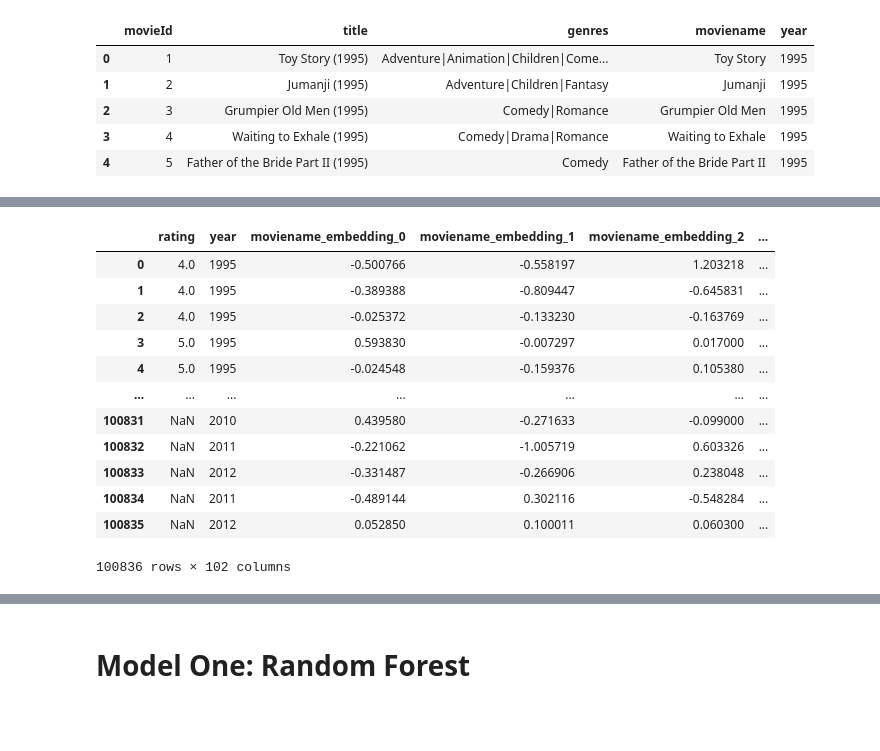
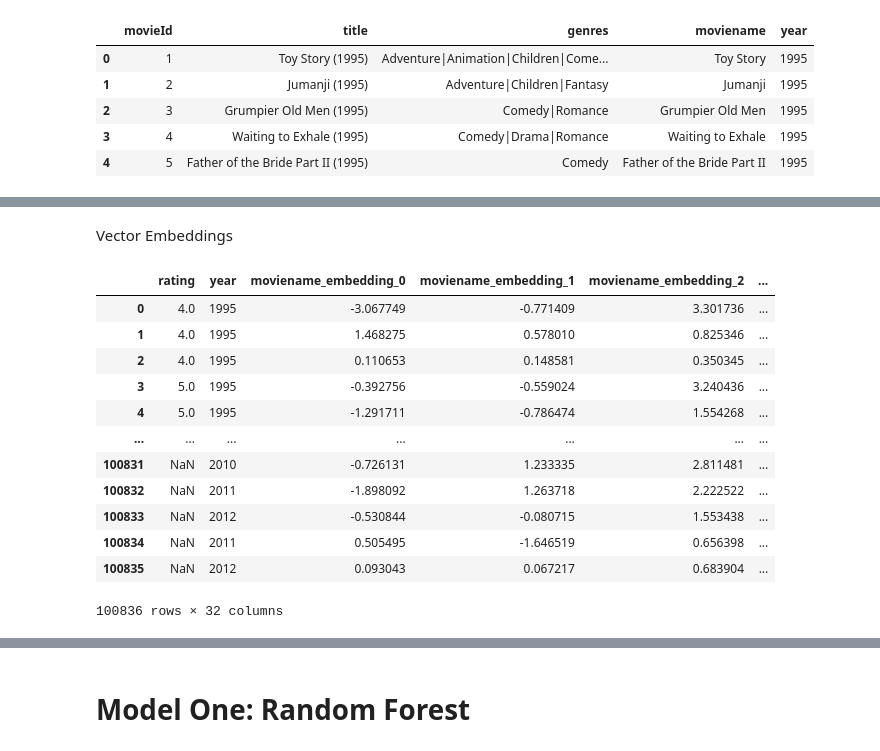
Before and after one commit to stephanieajah/6100finalproject, a Jupyter notebook: Movie ratings.ipynb, the cells around one changed output, grey strips where cells are left out. Drawn from its saved outputs; the diff is of its cells as text; code cells hidden in the pictures; blank space fills up the shorter version.

```diff
--- a/Movie ratings.ipynb
+++ b/Movie ratings.ipynb
@@ -145,42 +125,44 @@ dtype: int64
+# %% [markdown]
+Vector Embeddings
 # %%
 # Word2Vec for moviename
 merged_df['moviename_tokens'] = merged_df['moviename'].str.lower().str.split()
 merged_df['genres_tokens'] = merged_df['genres'].str.lower().str.split()
 sentences = merged_df['moviename_tokens'].tolist() + merged_df['genres_tokens'].tolist()
-model = Word2Vec(sentences, vector_size=50, window=5, min_count=1, workers=4)
-# 100
-# Aggregate embeddings for each record
+model = Word2Vec(sentences, vector_size=15, window=5, min_count=1, workers=4)
+
+# Aggregating embeddings for each record
 def aggregate_embeddings(tokens, model):
     vectors = [model.wv[word] for word in tokens if word in model.wv]
     if vectors:  # Check if the list is not empty
         return np.mean(vectors, axis=0)  # Aggregate using mean
     else:
         return np.zeros(model.vector_size)  # Handle cases where no tokens are in the model
 
 merged_df['moviename_embedding'] = merged_df['moviename_tokens'].apply(lambda tokens: aggregate_embeddings(tokens, model))
 merged_df['genres_embedding'] = merged_df['genres_tokens'].apply(lambda tokens: aggregate_embeddings(tokens, model))
 
 # Convert embeddings to separate DataFrame
 embedding_columns = ['embedding_' + str(i) for i in range(model.vector_size)]
 moviename_embeddings_df = pd.DataFrame(merged_df['moviename_embedding'].tolist(), columns=['moviename_' + col for col in embedding_columns])
 genres_embeddings_df = pd.DataFrame(merged_df['genres_embedding'].tolist(), columns=['genres_' + col for col in embedding_columns])
 
 # Combine embeddings with original numerical columns
 combined_df = pd.concat([merged_df[['rating', 'year']], moviename_embeddings_df, genres_embeddings_df], axis=1)
 
 
 display(combined_df)
 # %% [output]
 |  | rating | year | moviename_embedding_0 | moviename_embedding_1 | moviename_embedding_2 | ... |
-| 0 | 4.0 | 1995 | -0.500766 | -0.558197 | 1.203218 | ... |
-| 1 | 4.0 | 1995 | -0.389388 | -0.809447 | -0.645831 | ... |
-| 2 | 4.0 | 1995 | -0.025372 | -0.133230 | -0.163769 | ... |
-| 3 | 5.0 | 1995 | 0.593830 | -0.007297 | 0.017000 | ... |
-| 4 | 5.0 | 1995 | -0.024548 | -0.159376 | 0.105380 | ... |
+| 0 | 4.0 | 1995 | -3.067749 | -0.771409 | 3.301736 | ... |
+| 1 | 4.0 | 1995 | 1.468275 | 0.578010 | 0.825346 | ... |
+| 2 | 4.0 | 1995 | 0.110653 | 0.148581 | 0.350345 | ... |
+| 3 | 5.0 | 1995 | -0.392756 | -0.559024 | 3.240436 | ... |
+| 4 | 5.0 | 1995 | -1.291711 | -0.786474 | 1.554268 | ... |
 | ... | ... | ... | ... | ... | ... | ... |
-| 100831 | NaN | 2010 | 0.439580 | -0.271633 | -0.099000 | ... |
-| 100832 | NaN | 2011 | -0.221062 | -1.005719 | 0.603326 | ... |
-| 100833 | NaN | 2012 | -0.331487 | -0.266906 | 0.238048 | ... |
-| 100834 | NaN | 2011 | -0.489144 | 0.302116 | -0.548284 | ... |
-| 100835 | NaN | 2012 | 0.052850 | 0.100011 | 0.060300 | ... |
+| 100831 | NaN | 2010 | -0.726131 | 1.233335 | 2.811481 | ... |
+| 100832 | NaN | 2011 | -1.898092 | 1.263718 | 2.222522 | ... |
+| 100833 | NaN | 2012 | -0.530844 | -0.080715 | 1.553438 | ... |
+| 100834 | NaN | 2011 | 0.505495 | -1.646519 | 0.656398 | ... |
+| 100835 | NaN | 2012 | 0.093043 | 0.067217 | 0.683904 | ... |
-100836 rows × 102 columns
+100836 rows × 32 columns
```
Also changed, not shown: parts of 27 cells of this notebook, 3 other files.
